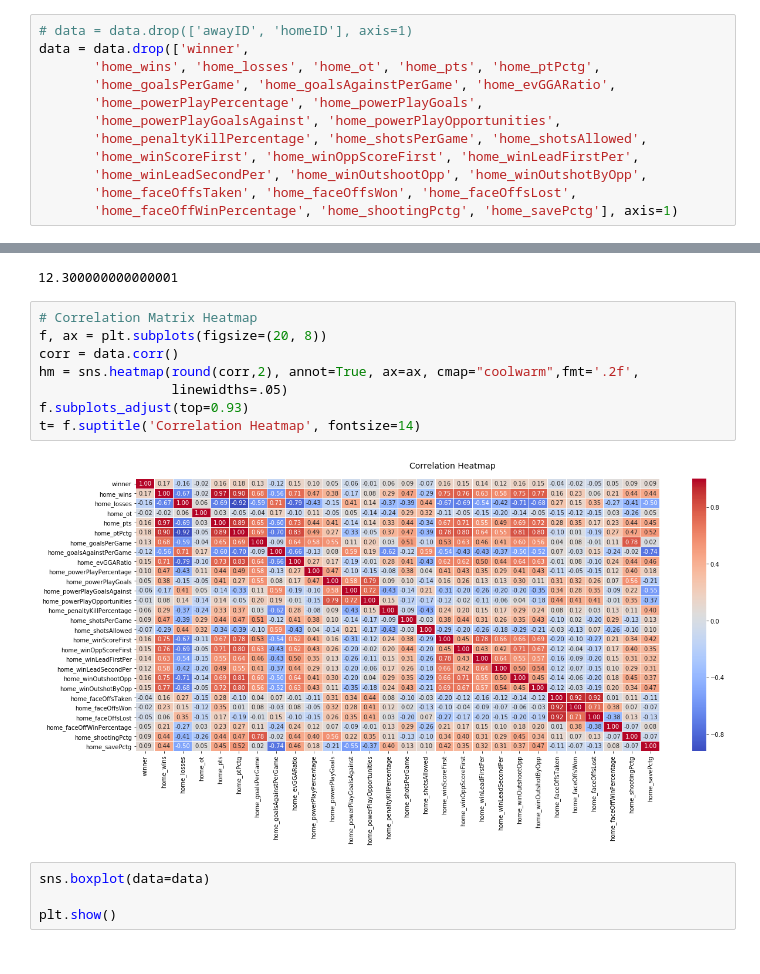
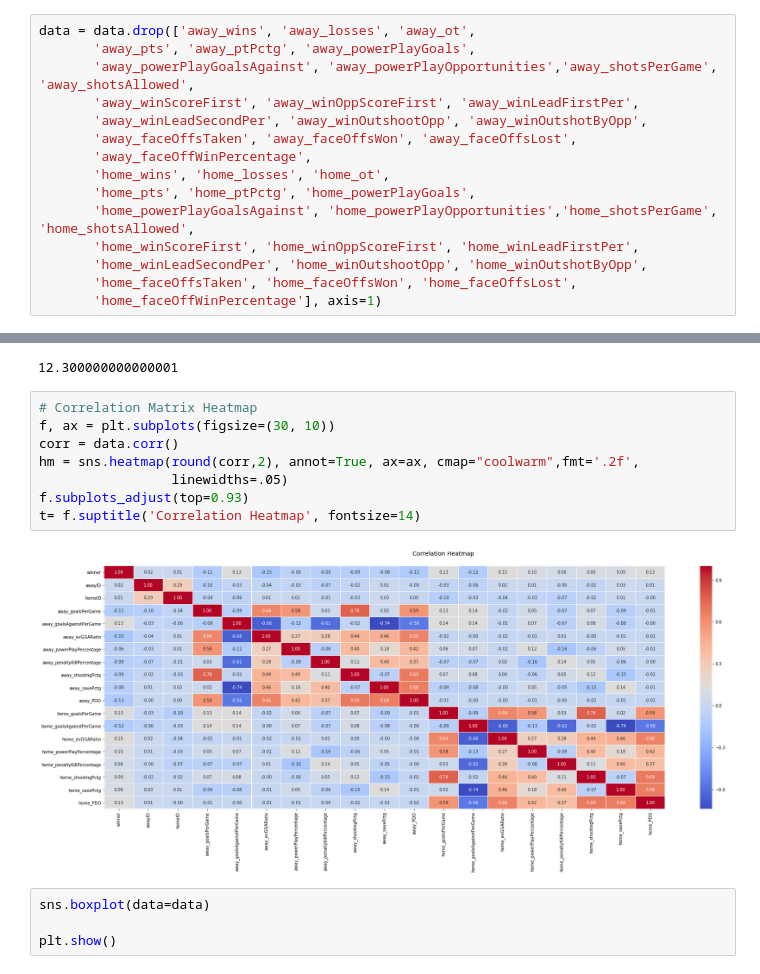
Before and after one commit to Noah-Boulton/SENG474, a Jupyter notebook: Project/Test.ipynb, the cells around one changed output, grey strips where cells are left out. Drawn from its saved outputs; the diff is of its cells as text.

```diff
--- a/Project/Test.ipynb
+++ b/Project/Test.ipynb
@@ -135,31 +135,34 @@ Index(['winner', 'awayID', 'homeID', 'away_wins', 'away_losses', 'away_ot',
        'home_faceOffWinPercentage', 'home_shootingPctg', 'home_savePctg'],
       dtype='object')
 # %%
-# data = data.drop(['awayID', 'homeID'], axis=1)
-data = data.drop(['winner',
-       'home_wins', 'home_losses', 'home_ot', 'home_pts', 'home_ptPctg',
-       'home_goalsPerGame', 'home_goalsAgainstPerGame', 'home_evGGARatio',
-       'home_powerPlayPercentage', 'home_powerPlayGoals',
-       'home_powerPlayGoalsAgainst', 'home_powerPlayOpportunities',
-       'home_penaltyKillPercentage', 'home_shotsPerGame', 'home_shotsAllowed',
+data = data.drop(['away_wins', 'away_losses', 'away_ot',
+       'away_pts', 'away_ptPctg', 'away_powerPlayGoals',
+       'away_powerPlayGoalsAgainst', 'away_powerPlayOpportunities','away_shotsPerGame', 'away_shotsAllowed',
+       'away_winScoreFirst', 'away_winOppScoreFirst', 'away_winLeadFirstPer',
+       'away_winLeadSecondPer', 'away_winOutshootOpp', 'away_winOutshotByOpp',
+       'away_faceOffsTaken', 'away_faceOffsWon', 'away_faceOffsLost',
+       'away_faceOffWinPercentage',
+       'home_wins', 'home_losses', 'home_ot',
+       'home_pts', 'home_ptPctg', 'home_powerPlayGoals',
+       'home_powerPlayGoalsAgainst', 'home_powerPlayOpportunities','home_shotsPerGame', 'home_shotsAllowed',
        'home_winScoreFirst', 'home_winOppScoreFirst', 'home_winLeadFirstPer',
        'home_winLeadSecondPer', 'home_winOutshootOpp', 'home_winOutshotByOpp',
        'home_faceOffsTaken', 'home_faceOffsWon', 'home_faceOffsLost',
-       'home_faceOffWinPercentage', 'home_shootingPctg', 'home_savePctg'], axis=1)
+       'home_faceOffWinPercentage'], axis=1)
 # %%
 max(data.away_shootingPctg)
 # %% [output]
 12.300000000000001
 # %%
 # Correlation Matrix Heatmap
-f, ax = plt.subplots(figsize=(20, 8))
+f, ax = plt.subplots(figsize=(30, 10))
 corr = data.corr()
 hm = sns.heatmap(round(corr,2), annot=True, ax=ax, cmap="coolwarm",fmt='.2f',
                  linewidths=.05)
 f.subplots_adjust(top=0.93)
 t= f.suptitle('Correlation Heatmap', fontsize=14)
 # %% [output]
-[figure, old version]
+[figure, new version]
 # %%
 sns.boxplot(data=data)
 
```
Also changed, not shown: 37 other files.
